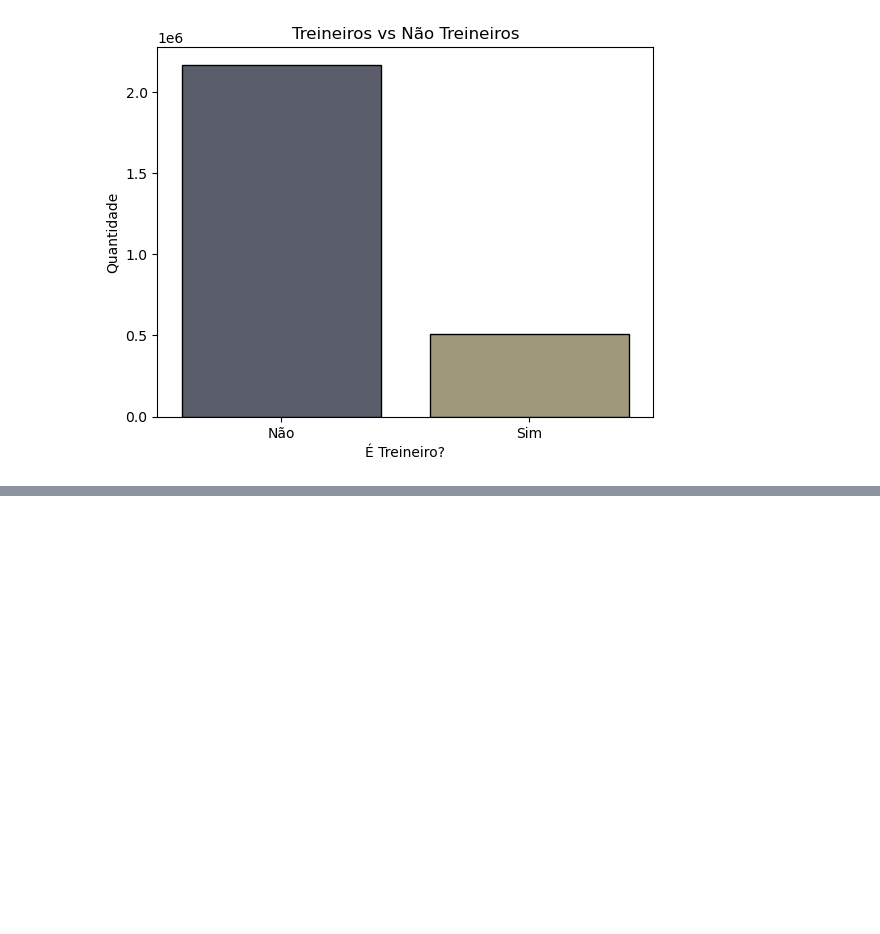
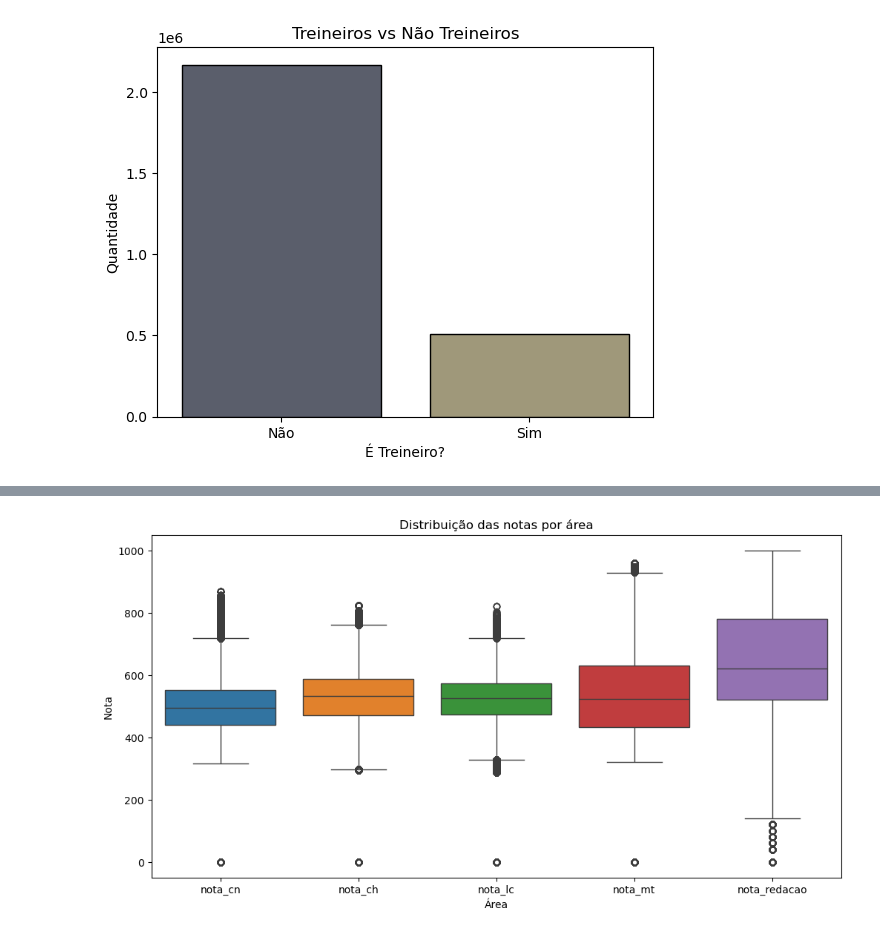
Before and after one commit to LucasArauj99/analise-enem-2023, a Jupyter notebook: analise_enem_2023.ipynb, the cells around one changed output, grey strips where cells are left out. Drawn from its saved outputs; the diff is of its cells as text; code cells hidden in the pictures; blank space fills up the shorter version.

```diff
--- a/analise_enem_2023.ipynb
+++ b/analise_enem_2023.ipynb
@@ -268,0 +390,3 @@ plt.show()
+# %%
+dados['media_aritmetrica'] = (dados['nota_cn'] + dados['nota_ch'] + dados['nota_lc'] + dados['nota_mt'] + dados['nota_redacao']) / 5
+dados['media_aritmetrica'].value_counts()
@@ -268,0 +407,9 @@ plt.show()
+# %%
+plt.figure(figsize=(12, 6))
+sns.boxplot(data=dados[['nota_cn', 'nota_ch', 'nota_lc', 'nota_mt', 'nota_redacao']])
+plt.title('Distribuição das notas por área')
+plt.xlabel('Área')
+plt.ylabel('Nota')
+plt.show()
+# %% [output]
+[figure, added]
```
Also changed, not shown: parts of 16 cells of this notebook.
